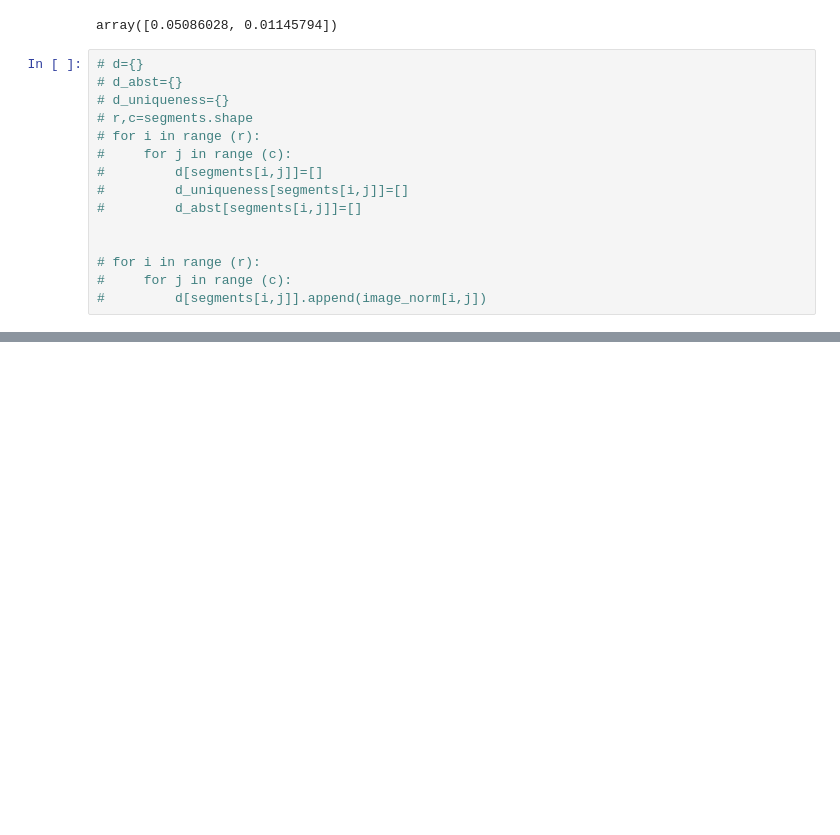
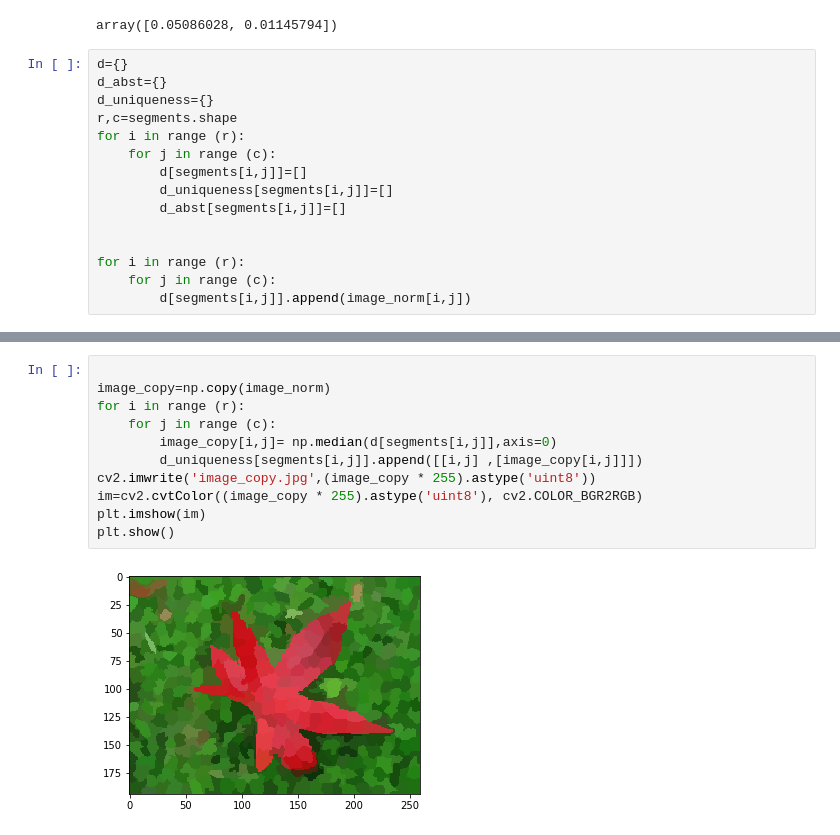
Before and after one commit to deepaksinghcv/Contrast-Based-Filtering-for-Salient-Region-Detection, a Jupyter notebook: code/src/Super_pixels.ipynb, the cells around one changed output, grey strips where cells are left out. Saved outputs shown, nothing was run; the diff lists cells and outputs as text; blank space fills up the shorter version.

```diff
--- a/code/src/Super_pixels.ipynb
+++ b/code/src/Super_pixels.ipynb
@@ -70,19 +70,19 @@ mean_position[0]
 # %% [output]
 array([0.05086028, 0.01145794])
 # %%
-# d={}
-# d_abst={}
-# d_uniqueness={}
-# r,c=segments.shape
-# for i in range (r):
-#     for j in range (c):
-#         d[segments[i,j]]=[]
-#         d_uniqueness[segments[i,j]]=[]
-#         d_abst[segments[i,j]]=[]
+d={}
+d_abst={}
+d_uniqueness={}
+r,c=segments.shape
+for i in range (r):
+    for j in range (c):
+        d[segments[i,j]]=[]
+        d_uniqueness[segments[i,j]]=[]
+        d_abst[segments[i,j]]=[]
 
 
-# for i in range (r):
-#     for j in range (c):
-#         d[segments[i,j]].append(image_norm[i,j])
+for i in range (r):
+    for j in range (c):
+        d[segments[i,j]].append(image_norm[i,j])
 # %%
 # import numpy as np
@@ -103,0 +103,13 @@ array([-0.04439497,  0.07225258, -0.0043604 ])
+# %%
+
+image_copy=np.copy(image_norm)
+for i in range (r):
+    for j in range (c):
+        image_copy[i,j]= np.median(d[segments[i,j]],axis=0)
+        d_uniqueness[segments[i,j]].append([[i,j] ,[image_copy[i,j]]])
+cv2.imwrite('image_copy.jpg',(image_copy * 255).astype('uint8'))
+im=cv2.cvtColor((image_copy * 255).astype('uint8'), cv2.COLOR_BGR2RGB)
+plt.imshow(im)
+plt.show()
+# %% [output]
+[figure, added]
```
Also changed, not shown: parts of 2 cells of this notebook.
